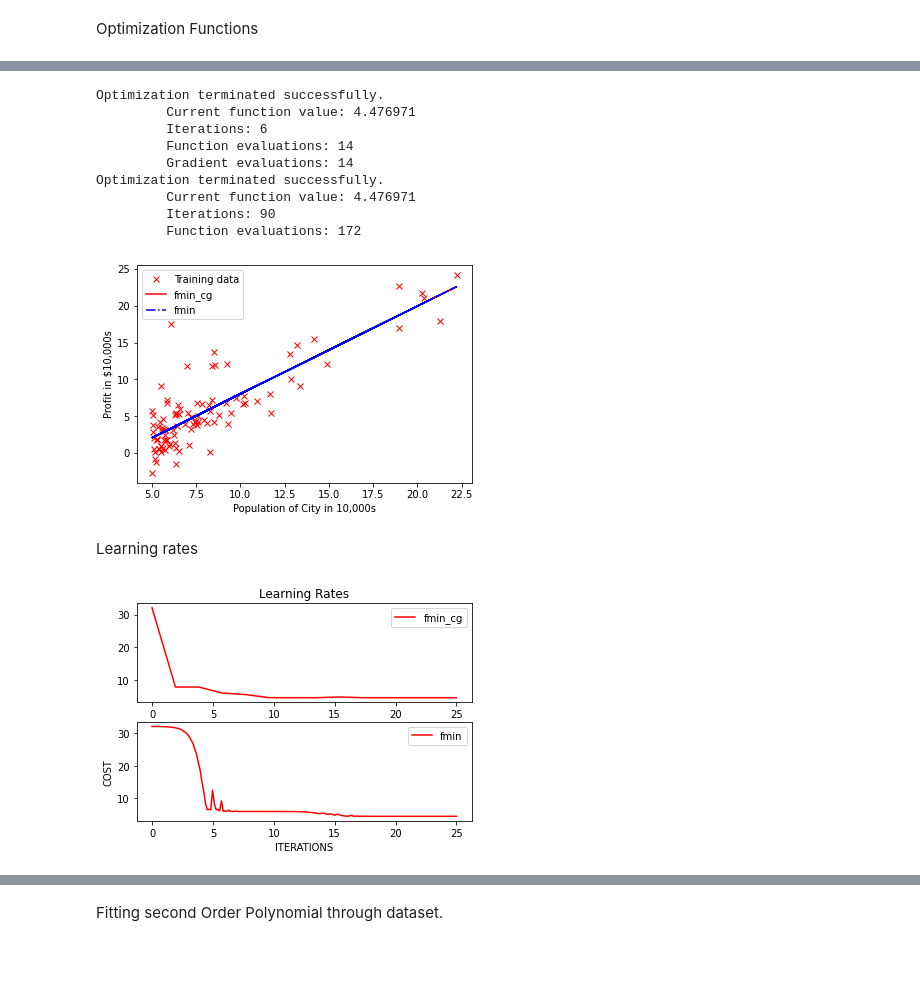
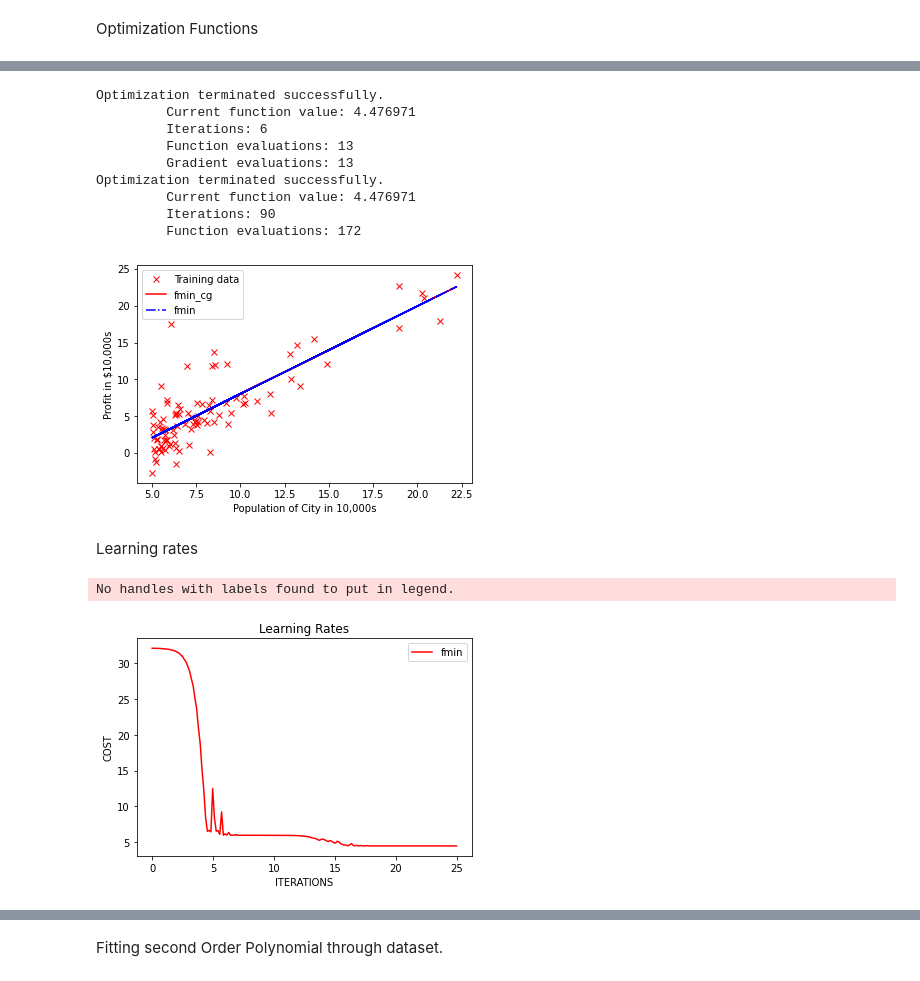
Before and after one commit to shujahameed/Linear-Regression---Python-Implementation, a Jupyter notebook: optimizer.ipynb, the cells around one changed output, grey strips where cells are left out. Drawn from its saved outputs; the diff is of its cells as text; code cells hidden in the pictures.

```diff
--- a/optimizer.ipynb
+++ b/optimizer.ipynb
@@ -50,37 +102,5 @@ print(X)
 # %%
-args = (X,Y)  # parameter values
-m=len(X)
-al=1
-lr2=[]
-
-
-#--------  COST FUNCTION-------------
-def J(t,x,y):
-  theta=t
-  ########### YOUR COST FUNCTION CODE HERE ###########
-  J = (1/(2*m))*np.sum(np.square(np.dot(X,theta)-y))
-
-
-  ################################################
-  lr2.append(J)
-  return J
-
-
-# -----------GRADIENT ONLY FUNCTION-----------
-def gradf(t,y, *args):
-  theta =t
-  ########### GRADIENT ONLY CODE HERE ###########
-  theta = (1/m)*(np.dot(X,theta)-Y).dot(X)
-
-
-
-
- ###################################################
-  #lr2.append(J)
-  return theta
-
-x0 = [0,0]  # Initial guess.
-from scipy import optimize                            #X0 IS A user-supplied initial estimate of xopt,
+x0 = [0,0]  # Initial guess.                          #X0 IS A user-supplied initial estimate of xopt,
                                                       # Fprime is a fn that returns the grad of f at x. We have given it equal to gradf # args are the arguments [X,Y]
 res1 = optimize.fmin_cg(J, x0, fprime=gradf,args=args) #Minimize a function using a nonlinear conjugate gradient algorithm.
 lr1=list(lr2)
@@ -97,8 +117,8 @@ plt.show()
 Optimization terminated successfully.
          Current function value: 4.476971
          Iterations: 6
-         Function evaluations: 14
-         Gradient evaluations: 14
+         Function evaluations: 13
+         Gradient evaluations: 13
 Optimization terminated successfully.
          Current function value: 4.476971
          Iterations: 90
@@ -109,18 +129,19 @@ Learning rates
 # %%
 # plot learning rates of fmin and fmin_cg
 xx = linspace(0,25,len(lr1))
 xy = linspace(0,25,len(lr2))
-plt.subplot(2,1,1)
+#plt.subplot(2,1,1)
 
 plt.title("Learning Rates")
 
-plt.plot( xx,lr1,'r',label='fmin_cg') # (lr1) learning rate 1 of fmin
+#plt.plot( xx,lr1,'r',label='fmin_cg') # (lr1) learning rate 1 of fmin
 plt.legend()
-plt.subplot(2,1,2)
+#plt.subplot(2,1,2)
 plt.plot( xy,lr2,'r',label='fmin')  # (lr2)  learning rate 1 of fmin_cg
 plt.ylabel('COST'); # Set the y  axis label
 plt.xlabel('ITERATIONS'); # Set the x  axis label
 plt.legend()
 show()
 # %% [output]
+No handles with labels found to put in legend.
-[figure, old version]
+[figure, new version]
```
Also changed, not shown: parts of 21 cells of this notebook, 1 other file.
